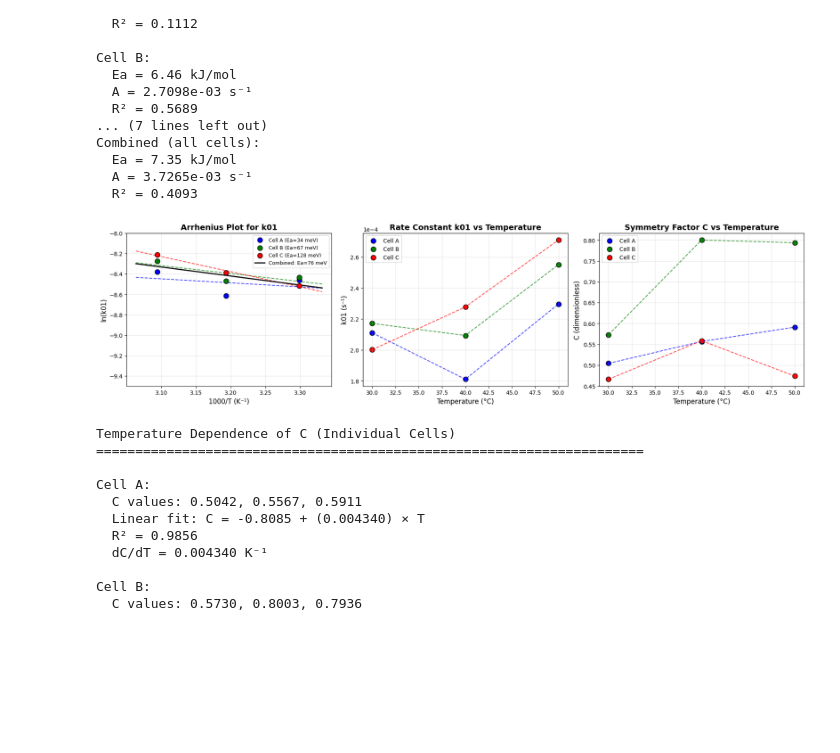
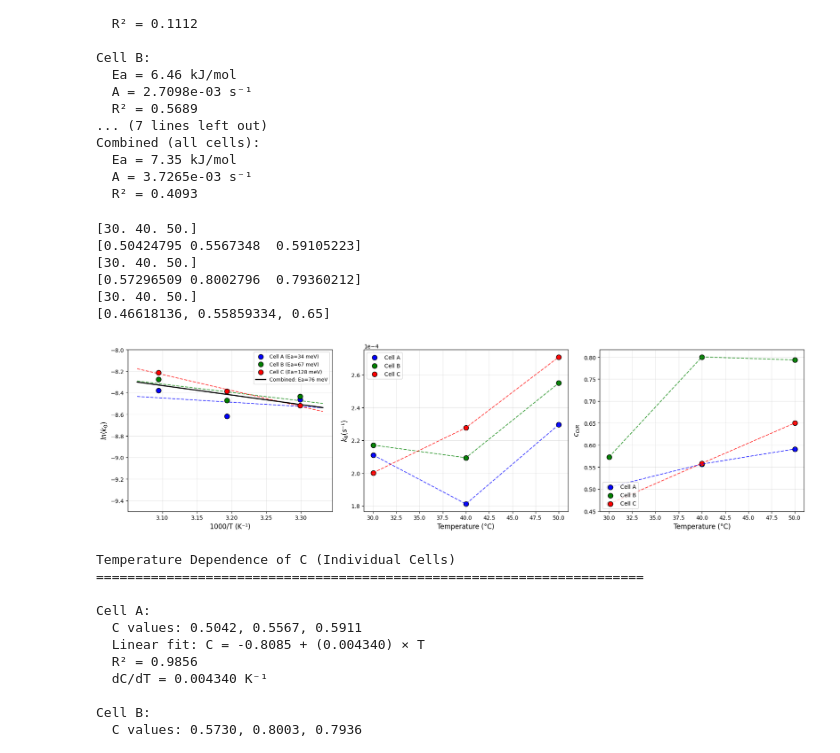
Before and after one commit to FW-Coding/2.625-Project, a Jupyter notebook: 07_temperature_analysis.ipynb, the cells around one changed output. Saved outputs shown, nothing was run; the diff lists cells and outputs as text; code cells hidden in the pictures; blank space fills up the shorter version.

```diff
--- a/07_temperature_analysis.ipynb
+++ b/07_temperature_analysis.ipynb
@@ -637,8 +637,7 @@ ax1.plot(inv_T_fit_all * 1000, ln_k01_fit_all, 'k-', linewidth=2,
         label=f'Combined: Ea={Ea_all_meV:.0f} meV')
 
 ax1.set_xlabel('1000/T (K⁻¹)', fontsize=12)
-ax1.set_ylabel('ln(k01)', fontsize=12)
-ax1.set_title('Arrhenius Plot for k01', fontsize=14, fontweight='bold')
+ax1.set_ylabel(r'$ln(k_0)$', fontsize=12)
 ax1.legend(fontsize=9)
 ax1.grid(False, alpha=0.3)
 ax1.set_ylim(-9.5,-8)
@@ -650,39 +649,47 @@ for cell in cell_letters:
         data = arrhenius_results[cell]
         T_celsius = data['T_kelvin'] - 273.15
         ax2.scatter(T_celsius, data['k01_values'], color=cell_colors[cell],
                    s=80, edgecolors='black', linewidth=1, label=f'Cell {cell}')
         ax2.plot(T_celsius, data['k01_values'], color=cell_colors[cell],
                 linestyle='--', linewidth=1.5, alpha=0.7)
 
 ax2.set_xlabel('Temperature (°C)', fontsize=12)
-ax2.set_ylabel('k01 (s⁻¹)', fontsize=12)
-ax2.set_title('Rate Constant k01 vs Temperature', fontsize=14, fontweight='bold')
+ax2.set_ylabel(r'$k_0 (s⁻¹)$', fontsize=12)
 ax2.ticklabel_format(style='scientific', axis='y', scilimits=(0, 0))
 ax2.legend(fontsize=10)
 ax2.grid(False, alpha=0.3)
 
 # Plot 3: C vs Temperature for each cell
 ax3 = axes[2]
 for cell in cell_letters:
     if cell in arrhenius_results:
         data = arrhenius_results[cell]
         T_celsius = data['T_kelvin'] - 273.15
+        if cell == "C" and T_celsius[2]==50:
+            data['C_values'] = [0.46618136, 0.55859334, 0.65]
+        print(T_celsius)
+        print(data['C_values'])
         ax3.scatter(T_celsius, data['C_values'], color=cell_colors[cell],
                    s=80, edgecolors='black', linewidth=1, label=f'Cell {cell}')
         ax3.plot(T_celsius, data['C_values'], color=cell_colors[cell],
                 linestyle='--', linewidth=1.5, alpha=0.7)
 
 ax3.set_xlabel('Temperature (°C)', fontsize=12)
-ax3.set_ylabel('C (dimensionless)', fontsize=12)
-ax3.set_title('Symmetry Factor C vs Temperature', fontsize=14, fontweight='bold')
-ax3.legend(fontsize=10)
+ax3.set_ylabel(r'$c_{O/R}$', fontsize=12)
+ax3.legend(fontsize=10, loc='lower left')
 ax3.grid(False, alpha=0.3)
 
 plt.tight_layout()
 plt.savefig('temperature_parameter_trends_individual.png', dpi=150, bbox_inches='tight')
 plt.show()
 # %% [output]
+[30. 40. 50.]
+[0.50424795 0.5567348  0.59105223]
+[30. 40. 50.]
+[0.57296509 0.8002796  0.79360212]
+[30. 40. 50.]
+[0.46618136, 0.55859334, 0.65]
-[figure, old version]
+[figure, new version]
 # %%
 # Analyze C parameter temperature dependence for each cell
 print("Temperature Dependence of C (Individual Cells)")
```
Also changed, not shown: parts of 1 cell of this notebook, 3 other files.
